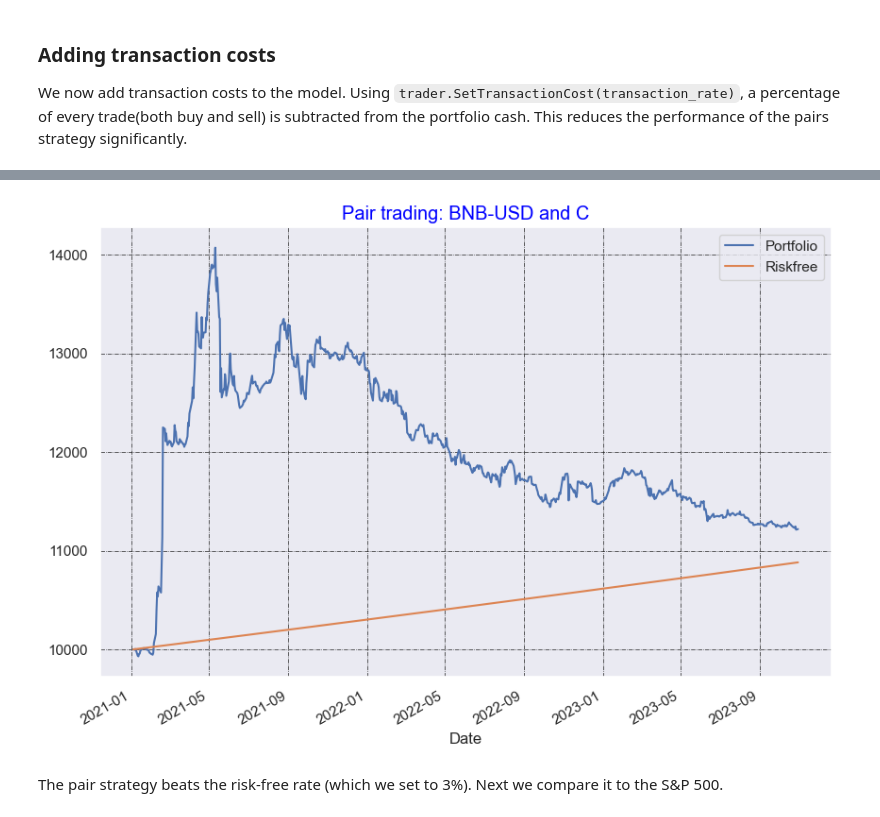
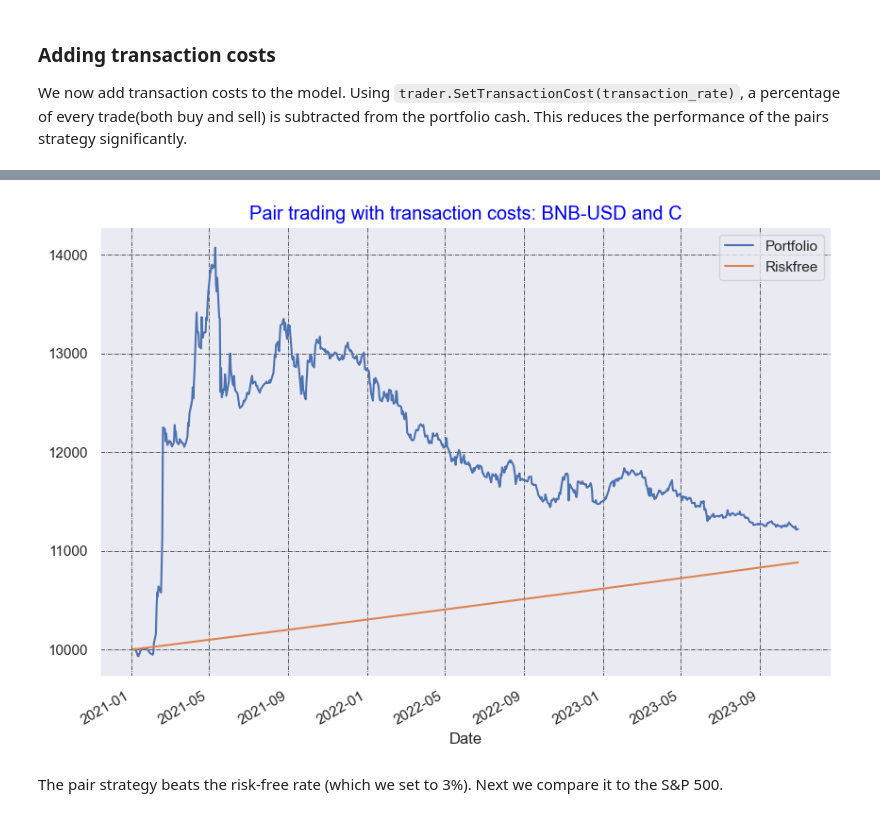
Before and after one commit to FrederikBenirschke/BasicTradingSystem, a Jupyter notebook: Examples/TradingPairsExample.ipynb, the cells around one changed output, grey strips where cells are left out. Cells and saved outputs as stored; diff of their text form; code cells hidden in the pictures.

```diff
--- a/Examples/TradingPairsExample.ipynb
+++ b/Examples/TradingPairsExample.ipynb
@@ -347,7 +347,7 @@ print('Final Portfolio Value: %.2f' % trader.GetPortfolioValue())
 trader_with_transaction_cost.GetStats()
 pair_with_transaction_costLog = trader.log['Portfolio']
 trader_with_transaction_cost.log.plot(figsize=(10,7))
-plt.title("Pair trading: BNB-USD and C",size='large',color='blue')
+plt.title("Pair trading with transaction costs: BNB-USD and C",size='large',color='blue')
 plt.grid(which="major", color='k', linestyle='-.', linewidth=0.5)
 plt.show()
 # %% [output]
@@ -360,4 +360,4 @@ Annualized Sharpe 0.4296728329582203
-[figure, old version]
+[figure, new version]
 # %% [markdown]
 The pair strategy beats the risk-free rate (which we set to 3%). Next we compare it to the S&P 500.
 # %%
```
Also changed, not shown: parts of 3 cells of this notebook, 2 other files.
